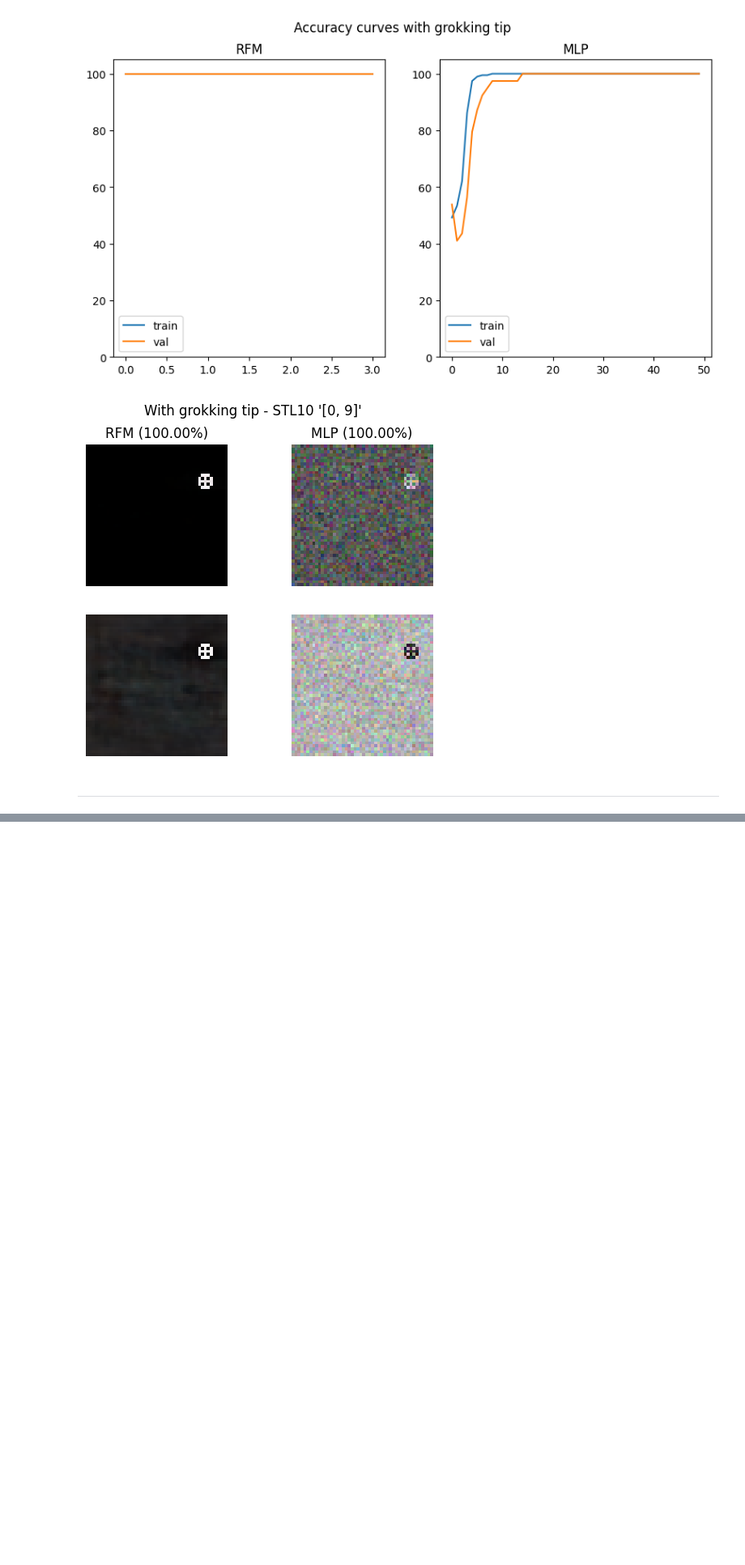
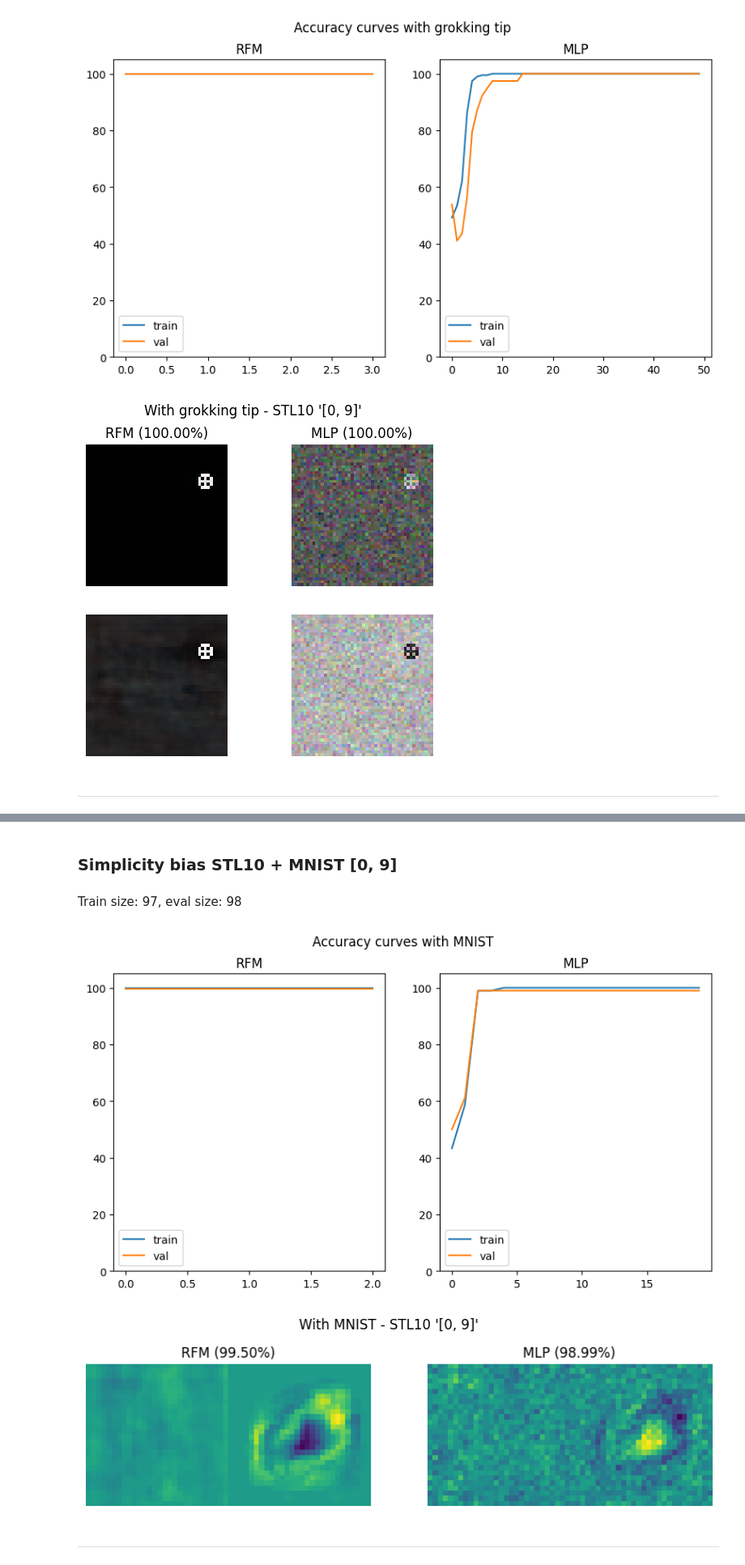
Before and after one commit to gerkone/recursive_feature_machines_praktikum, a Jupyter notebook: praktikum/reproduction.ipynb, the cells around one changed output, grey strips where cells are left out. Shown: that part at 81% size. Saved outputs shown, nothing was run; the diff lists cells and outputs as text; code cells hidden in the pictures; blank space fills up the shorter version.

Commit message:
simplicity biases, more tabular exp

```diff
--- a/praktikum/reproduction.ipynb
+++ b/praktikum/reproduction.ipynb
@@ -226,26 +233,33 @@ for name, data in table_dataset_dict.items():
         table_test_data, batch_size=512, shuffle=False, num_workers=1
     )
 
-    _, mse_rfm, acc_rfm, _ = rfm.train(
-        table_trainloader, table_testloader, iters=2
-    )
+    _, mse_rfm, acc_rfm, _ = rfm.train(table_trainloader, table_testloader, iters=2)
     _, mse_mlp, acc_mlp, _ = nn.train(
         table_trainloader, table_valloader, table_testloader, lr=1e-2, num_layers=6
     )
+    # xgboost
     mse_xgb, acc_xgb = xgb.train(table_train_data, table_test_data)
+
+    # tree based
+    mse_gbt, acc_gbt = gbt.train(table_train_data, table_test_data)
+    mse_rf, acc_rf = rf.train(table_train_data, table_test_data)
 
     result_dict[name] = {
         "RFM": (mse_rfm, acc_rfm),
         "MLP": (mse_mlp, acc_mlp),
         "XGB": (mse_xgb, acc_xgb),
+        "GBT": (mse_gbt, acc_gbt),
+        "RF": (mse_rf, acc_rf),
     }
 
-
-result_table = f"| Dataset | RFM | MLP | XGB |\n| --- | --- | --- | --- |\n"
+result_table = (
+    f"| Dataset | RFM | MLP | XGB | GBT | RF |\n| --- | --- | --- | --- | --- | --- |\n"
+)
 for name, results in result_dict.items():
     result_table += (
         f"| {name} | {results['RFM'][1]:.2f}% |"
-        f"{results['MLP'][1]:.2f}% | {results['XGB'][1]:.2f}% |\n"
+        f"{results['MLP'][1]:.2f}% | {results['XGB'][1]:.2f}% |"
+        f"{results['GBT'][1]:.2f}% | {results['RF'][1]:.2f}% |\n"
     )
 
 display(Markdown(result_table))
@@ -381,0 +467,39 @@ Train size: 97, eval size: 98
+# %%
+display(Markdown(f"### Simplicity bias STL10 + MNIST __{SIMP_TARGETS}__"))
+
+display(Markdown(f"Train size: {len(simp_trainset)}, eval size: {len(simp_valset)}"))
+
+simp_trainloader = torch.utils.data.DataLoader(
+    simp_trainset, batch_size=1024, shuffle=True, num_workers=2
+)
+simp_valloader = torch.utils.data.DataLoader(
+    simp_valset, batch_size=100, shuffle=False, num_workers=1
+)
+simp_testloader = torch.utils.data.DataLoader(
+    simp_testset, batch_size=512, shuffle=False, num_workers=1
+)
+
+M_rfm, mse_rfm, acc_rfm, accs_rfm = rfm.train(simp_trainloader, simp_testloader)
+mlp, mse_mlp, acc_mlp, accs_mlp = nn.train(
+    simp_trainloader, simp_valloader, simp_testloader
+)
+
+visualize_curves_dict(
+    {"RFM": accs_rfm, "MLP": accs_mlp}, title="Accuracy curves with MNIST"
+)
+
+visualize_M_dict(
+    {"RFM": (acc_rfm, M_rfm), "MLP": (acc_mlp, mlp.M)},
+    title=f"With MNIST - STL10 '{SIMP_TARGETS}'",
+    target_plots=["eig"],
+    shape=(2 * 28, 28),
+)
+plt.show()
+
+display(Markdown("---"))
+# %% [output]
+### Simplicity bias STL10 + MNIST __[0, 9]__
+Train size: 97, eval size: 98
+[figure, added]
+[figure, added]
+---
```
Also changed, not shown: parts of 8 cells of this notebook, 6 other files.
